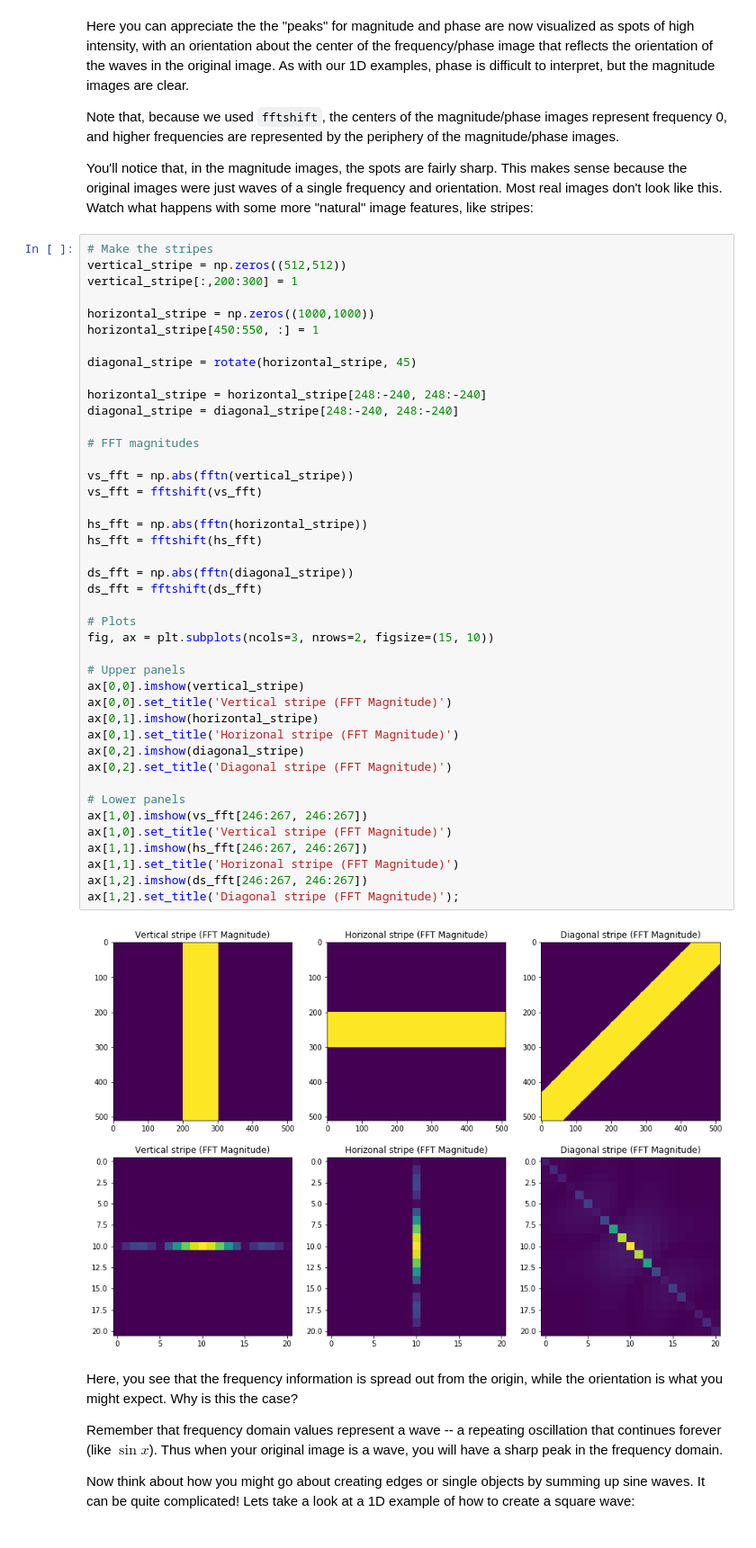
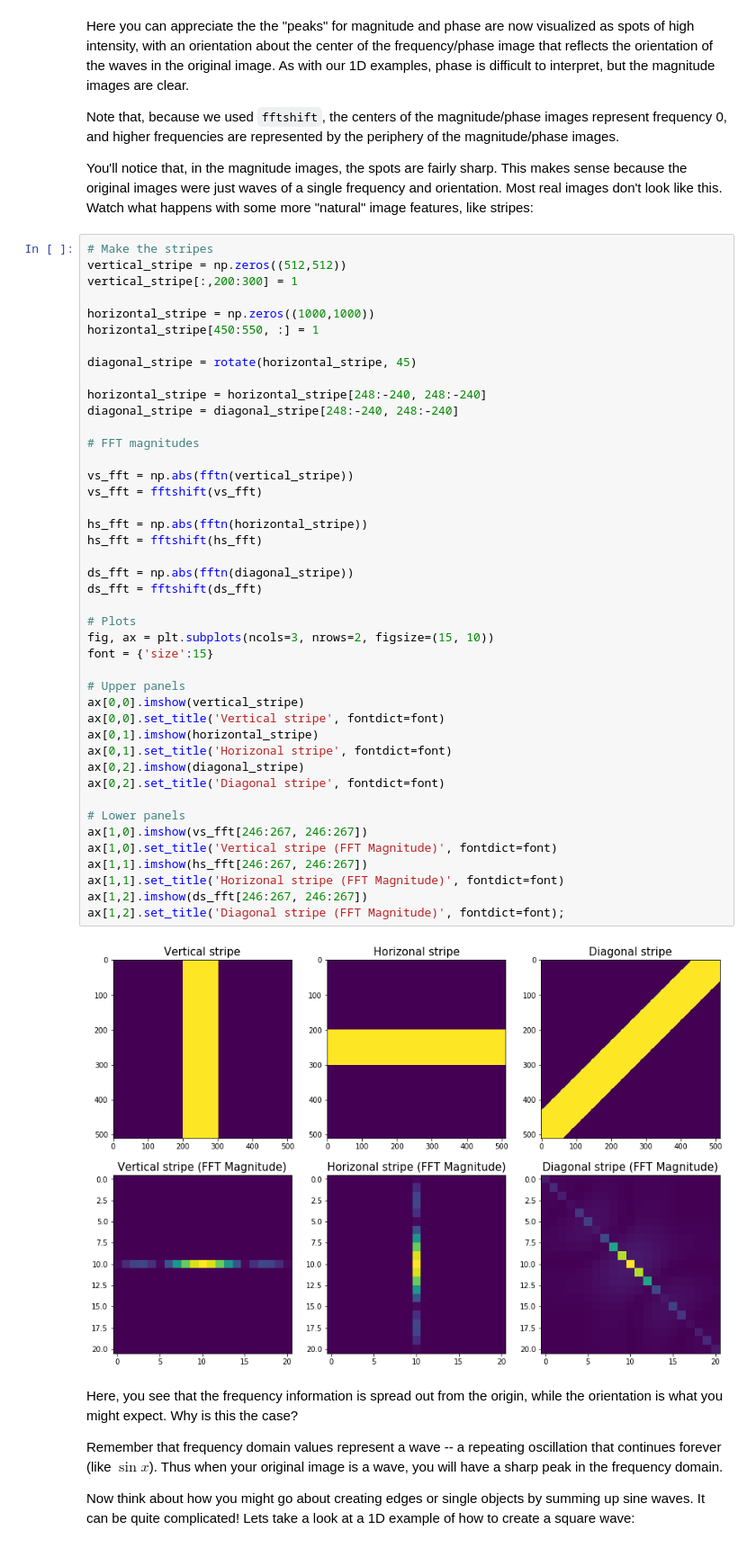
Before and after one commit to TheJacksonLaboratory/images-as-signals, a Jupyter notebook: lessons/2-Fourier_Transform.ipynb, the cells around one changed output. Shown at 90% size. Drawn from its saved outputs; the diff is of its cells as text.

```diff
--- a/lessons/2-Fourier_Transform.ipynb
+++ b/lessons/2-Fourier_Transform.ipynb
@@ -489,40 +491,41 @@ horizontal_stripe[450:550, :] = 1
 
 diagonal_stripe = rotate(horizontal_stripe, 45)
 
 horizontal_stripe = horizontal_stripe[248:-240, 248:-240]
 diagonal_stripe = diagonal_stripe[248:-240, 248:-240]
 
 # FFT magnitudes
 
 vs_fft = np.abs(fftn(vertical_stripe))
 vs_fft = fftshift(vs_fft)
 
 hs_fft = np.abs(fftn(horizontal_stripe))
 hs_fft = fftshift(hs_fft)
 
 ds_fft = np.abs(fftn(diagonal_stripe))
 ds_fft = fftshift(ds_fft)
 
 # Plots
 fig, ax = plt.subplots(ncols=3, nrows=2, figsize=(15, 10))
+font = {'size':15}
 
 # Upper panels
 ax[0,0].imshow(vertical_stripe)
-ax[0,0].set_title('Vertical stripe (FFT Magnitude)')
+ax[0,0].set_title('Vertical stripe', fontdict=font)
 ax[0,1].imshow(horizontal_stripe)
-ax[0,1].set_title('Horizonal stripe (FFT Magnitude)')
+ax[0,1].set_title('Horizonal stripe', fontdict=font)
 ax[0,2].imshow(diagonal_stripe)
-ax[0,2].set_title('Diagonal stripe (FFT Magnitude)')
+ax[0,2].set_title('Diagonal stripe', fontdict=font)
 
 # Lower panels
 ax[1,0].imshow(vs_fft[246:267, 246:267])
-ax[1,0].set_title('Vertical stripe (FFT Magnitude)')
+ax[1,0].set_title('Vertical stripe (FFT Magnitude)', fontdict=font)
 ax[1,1].imshow(hs_fft[246:267, 246:267])
-ax[1,1].set_title('Horizonal stripe (FFT Magnitude)')
+ax[1,1].set_title('Horizonal stripe (FFT Magnitude)', fontdict=font)
 ax[1,2].imshow(ds_fft[246:267, 246:267])
-ax[1,2].set_title('Diagonal stripe (FFT Magnitude)');
+ax[1,2].set_title('Diagonal stripe (FFT Magnitude)', fontdict=font);
 # %% [output]
-[figure, old version]
+[figure, new version]
 # %% [markdown]
 Here, you see that the frequency information is spread out from the origin, while the orientation is what you might expect. Why is this the case?
 
```
Also changed, not shown: parts of 19 cells of this notebook, 1 other file.
